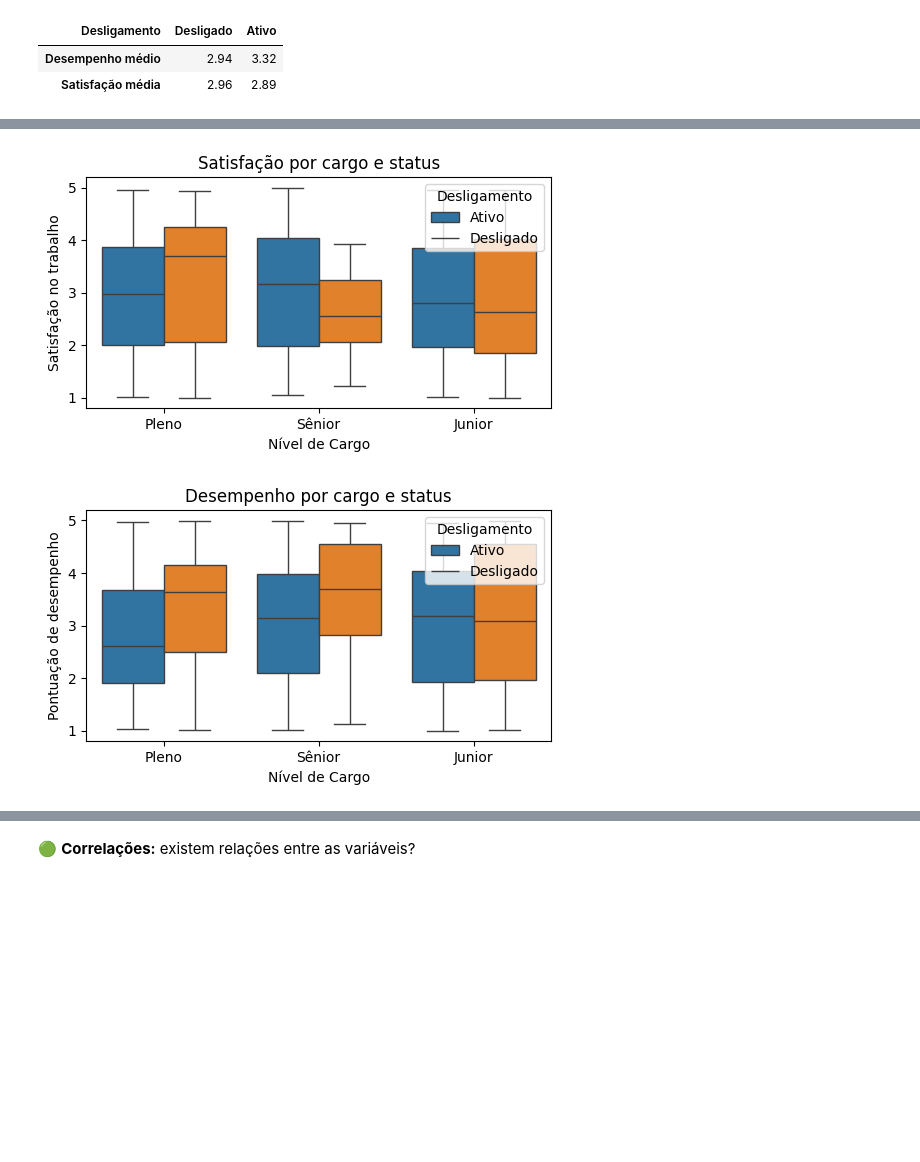
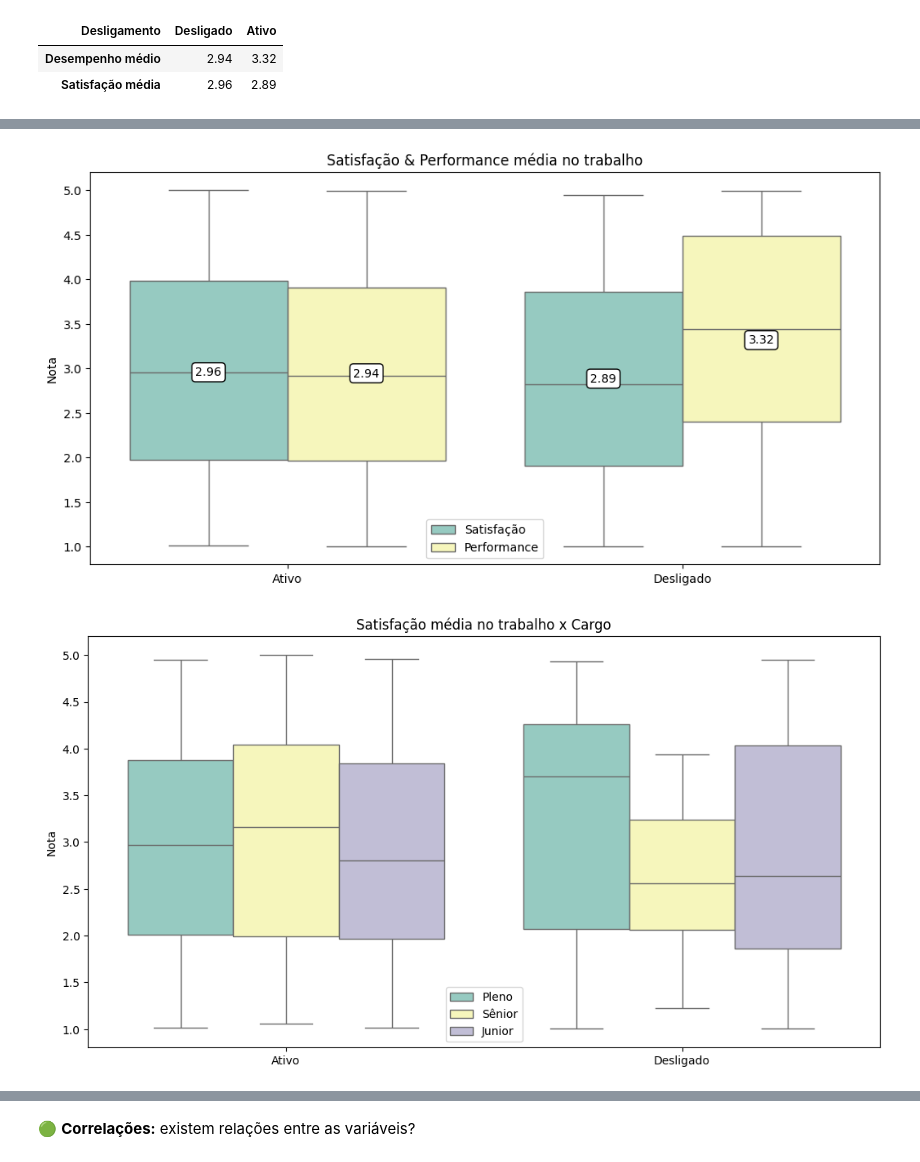
Before and after one commit to lucas-dpontes/People-Analytics-Challenge, a Jupyter notebook: Challenge.ipynb, the cells around one changed output, grey strips where cells are left out. Saved outputs shown, nothing was run; the diff lists cells and outputs as text; code cells hidden in the pictures; blank space fills up the shorter version.

```diff
--- a/Challenge.ipynb
+++ b/Challenge.ipynb
@@ -199,21 +182,56 @@ plt.show()
-# %%
-# Satisfação no trabalho entre funcionários desligados e ativos x cargo
-plt.figure(figsize=(6, 3))
-sns.boxplot(x='Nivel_Cargo', y='Satisfacao_Trabalho', hue='Desligamento', data=df)
-plt.title('Satisfação por cargo e status')
-plt.xlabel('Nível de Cargo')
-plt.ylabel('Satisfação no trabalho')
-plt.legend(title='Desligamento', loc='upper right', labels=['Ativo', 'Desligado'])
-plt.show()
-
-# Desempenho entre funcionários desligados e ativos x cargo
-plt.figure(figsize=(6, 3))
-sns.boxplot(x='Nivel_Cargo', y='Pontuacao_Desempenho', hue='Desligamento', data=df)
-plt.title('Desempenho por cargo e status')
-plt.xlabel('Nível de Cargo')
-plt.ylabel('Pontuação de desempenho')
-plt.legend(title='Desligamento', loc='upper right', labels=['Ativo', 'Desligado'])
-plt.show()
-# %% [output]
-[figure, removed]
-[figure, removed]
+# %%
+# Criando dataframe para plotagem
+data = pd.melt(df.replace({'Desligamento': {0: 'Ativo', 1: 'Desligado'}}),
+               id_vars=['Desligamento'],
+               value_vars=['Satisfacao_Trabalho', 'Pontuacao_Desempenho'],
+               var_name='Variavel', value_name='Valor')
+
+data['Variavel'] = data['Variavel'].map({'Satisfacao_Trabalho': 'Satisfação', 'Pontuacao_Desempenho': 'Performance'})
+
+plt.figure(figsize=(12, 6))
+
+# Plotagem combinada
+sns.boxplot(x='Desligamento', y='Valor', hue='Variavel', data=data, palette='Set3')
+
+# Ajustes
+plt.title('Satisfação & Performance média no trabalho')
+plt.xlabel('')
+plt.ylabel('Nota')
+plt.legend(title='', loc='best')
+
+# Adicionando e ajustando valores dentro dos boxplots
+for tick in plt.gca().get_xticks():
+    for i, var in enumerate(['Satisfação', 'Performance']):
+        subset = data[(data['Desligamento'] == data['Desligamento'].unique()[tick]) & (data['Variavel'] == var)]
+        values = subset['Valor']
+        plt.annotate(f"{values.mean():.2f}", xy=(tick + (i - 0.5) * 0.4, values.mean()), xycoords='data',
+                     ha='center', va='center', bbox=dict(boxstyle="round,pad=0.3", fc="white", ec="black"))
+
+plt.show()
+# %% [output]
+[figure, added]
+# %%
+# Criação de dataframe
+data = pd.melt(df.replace({'Desligamento': {0: 'Ativo', 1: 'Desligado'}}),
+               id_vars=['Desligamento', 'Nivel_Cargo'],
+               value_vars=['Satisfacao_Trabalho'],
+               var_name='Variavel', value_name='Valor')
+
+data['Variavel'] = data['Variavel'].map({'Satisfacao_Trabalho': 'Satisfação'})
+
+plt.figure(figsize=(12, 6))
+
+# Plotagem combinada
+sns.boxplot(x='Desligamento', y='Valor', hue='Nivel_Cargo', data=data, palette='Set3')
+
+# Ajustes
+plt.title('Satisfação média no trabalho x Cargo')
+plt.legend(title='Nivel_Cargo', bbox_to_anchor=(1.05, 1), loc='upper left')
+plt.tight_layout()
+plt.xlabel('')
+plt.ylabel('Nota')
+plt.legend(title='', loc='best')
+
+plt.show()
+# %% [output]
+[figure, added]
```
Also changed, not shown: parts of 15 cells of this notebook.
